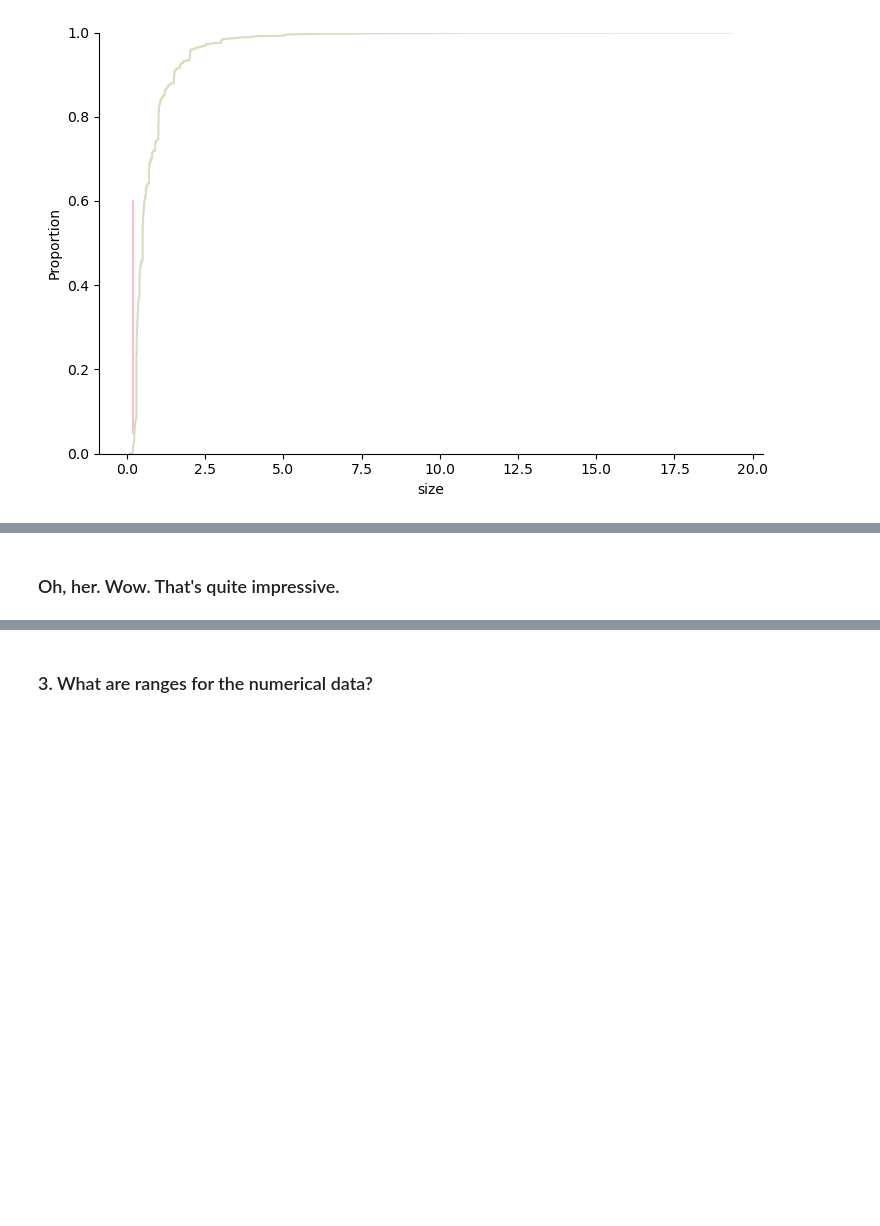
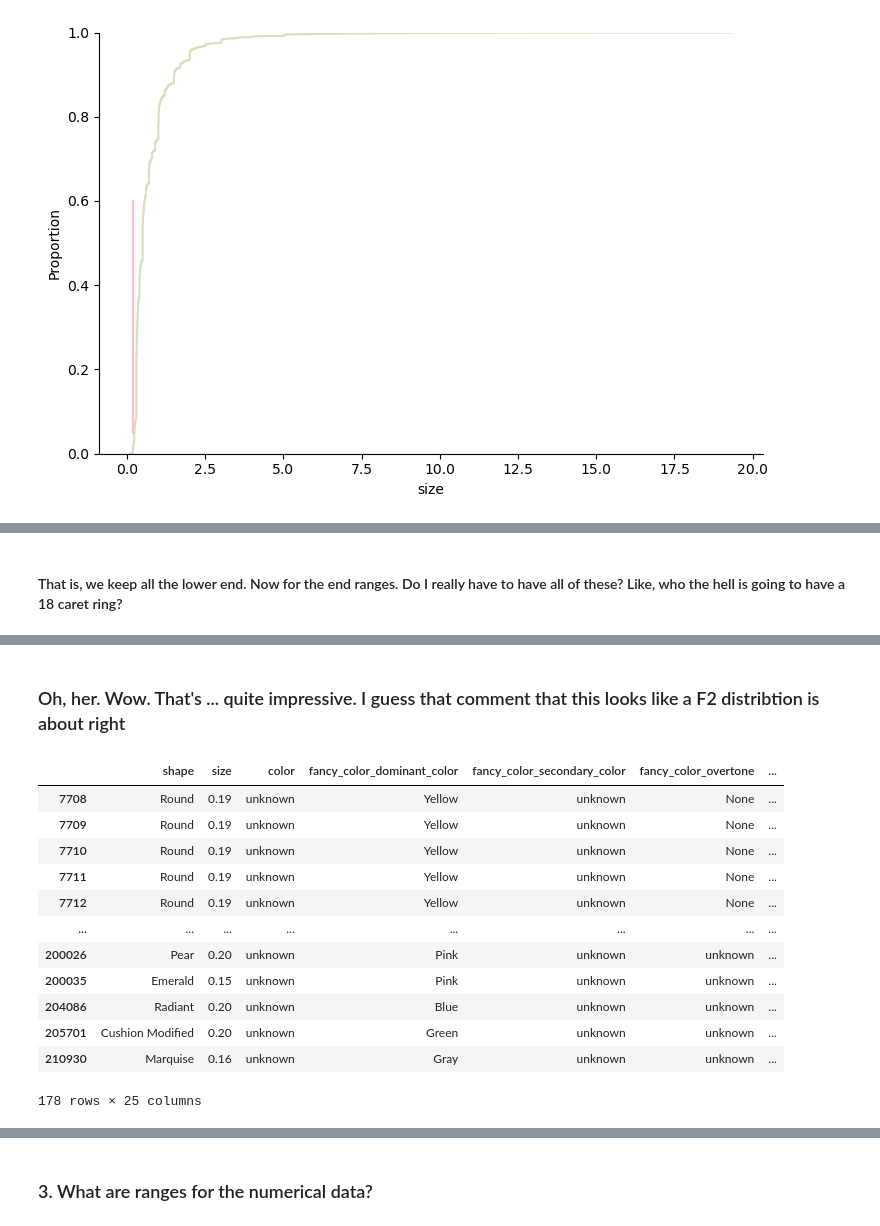
Before and after one commit to Little-PyProjects/Bees, a Jupyter notebook: Diamonds/notebook/EDA.ipynb, the cells around one changed output, grey strips where cells are left out. Cells and saved outputs as stored; diff of their text form; code cells hidden in the pictures; blank space fills up the shorter version.

```diff
--- a/Diamonds/notebook/EDA.ipynb
+++ b/Diamonds/notebook/EDA.ipynb
@@ -211,4 +220,24 @@ df.loc[df['size'] <= .2]
+# %% [markdown]
+#### That is, we keep all the lower end. Now for the end ranges. Do I really have to have all of these? Like, who the hell is going to have a 18 caret ring?
 # %% [markdown]
 ![Beyonce-Ring.jpeg](attachment:Beyonce-Ring.jpeg)
 # %% [markdown]
-### Oh, her. Wow. That's quite impressive.
+### Oh, her. Wow. That's ... quite impressive. I guess that comment that this looks like a F2 distribtion is about right
+# %%
+colored = df.loc[df['fancy_color_dominant_color'] != 'unknown' ]
+sm_colored = colored.loc[df['size'] <= .2 ]
+sm_colored
+# %% [output]
+|  | shape | size | color | fancy_color_dominant_color | fancy_color_secondary_color | fancy_color_overtone | ... |
+| 7708 | Round | 0.19 | unknown | Yellow | unknown | None | ... |
+| 7709 | Round | 0.19 | unknown | Yellow | unknown | None | ... |
+| 7710 | Round | 0.19 | unknown | Yellow | unknown | None | ... |
+| 7711 | Round | 0.19 | unknown | Yellow | unknown | None | ... |
+| 7712 | Round | 0.19 | unknown | Yellow | unknown | None | ... |
+| ... | ... | ... | ... | ... | ... | ... | ... |
+| 200026 | Pear | 0.20 | unknown | Pink | unknown | unknown | ... |
+| 200035 | Emerald | 0.15 | unknown | Pink | unknown | unknown | ... |
+| 204086 | Radiant | 0.20 | unknown | Blue | unknown | unknown | ... |
+| 205701 | Cushion Modified | 0.20 | unknown | Green | unknown | unknown | ... |
+| 210930 | Marquise | 0.16 | unknown | Gray | unknown | unknown | ... |
+178 rows × 25 columns
```
Also changed, not shown: parts of 11 cells of this notebook.
